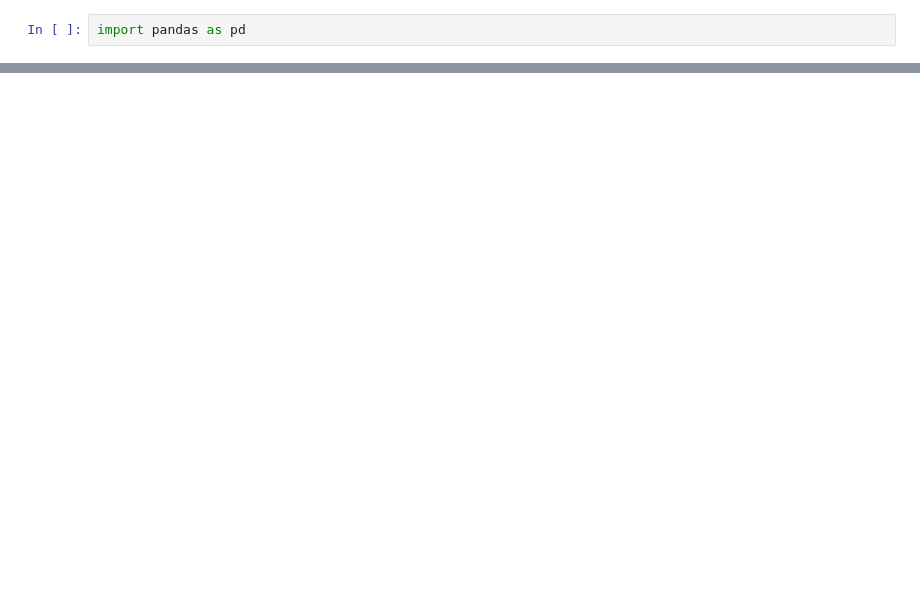
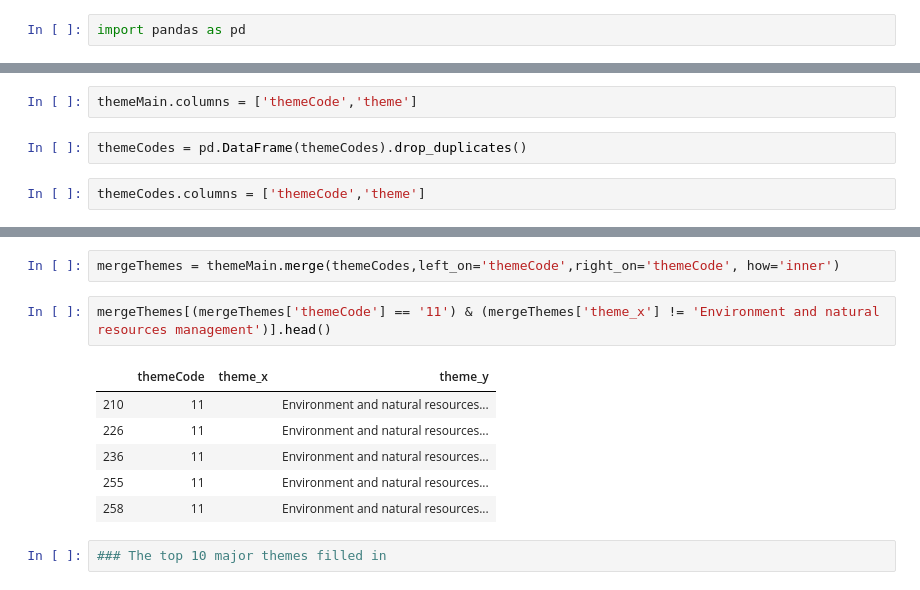
Before and after one commit to rezalution/Springboard, a Jupyter notebook: JSONBasedDataExercise.ipynb, the cells around one changed output, grey strips where cells are left out. Drawn from its saved outputs; the diff is of its cells as text; blank space fills up the shorter version.

```diff
--- a/JSONBasedDataExercise.ipynb
+++ b/JSONBasedDataExercise.ipynb
@@ -100,0 +145,6 @@ Using data in file 'data/world_bank_projects.json' and the techniques demonstrat
+# %%
+themeMain.columns = ['themeCode','theme']
+# %%
+themeCodes = pd.DataFrame(themeCodes).drop_duplicates()
+# %%
+themeCodes.columns = ['themeCode','theme']
@@ -100,0 +166,13 @@ Using data in file 'data/world_bank_projects.json' and the techniques demonstrat
+# %%
+mergeThemes = themeMain.merge(themeCodes,left_on='themeCode',right_on='themeCode', how='inner')
+# %%
+mergeThemes[(mergeThemes['themeCode'] == '11') & (mergeThemes['theme_x'] != 'Environment and natural resources management')].head()
+# %% [output]
+|  | themeCode | theme_x | theme_y |
+| 210 | 11 |  | Environment and natural resources... |
+| 226 | 11 |  | Environment and natural resources... |
+| 236 | 11 |  | Environment and natural resources... |
+| 255 | 11 |  | Environment and natural resources... |
+| 258 | 11 |  | Environment and natural resources... |
+# %%
+### The top 10 major themes filled in
```
Also changed, not shown: parts of 33 cells of this notebook.
